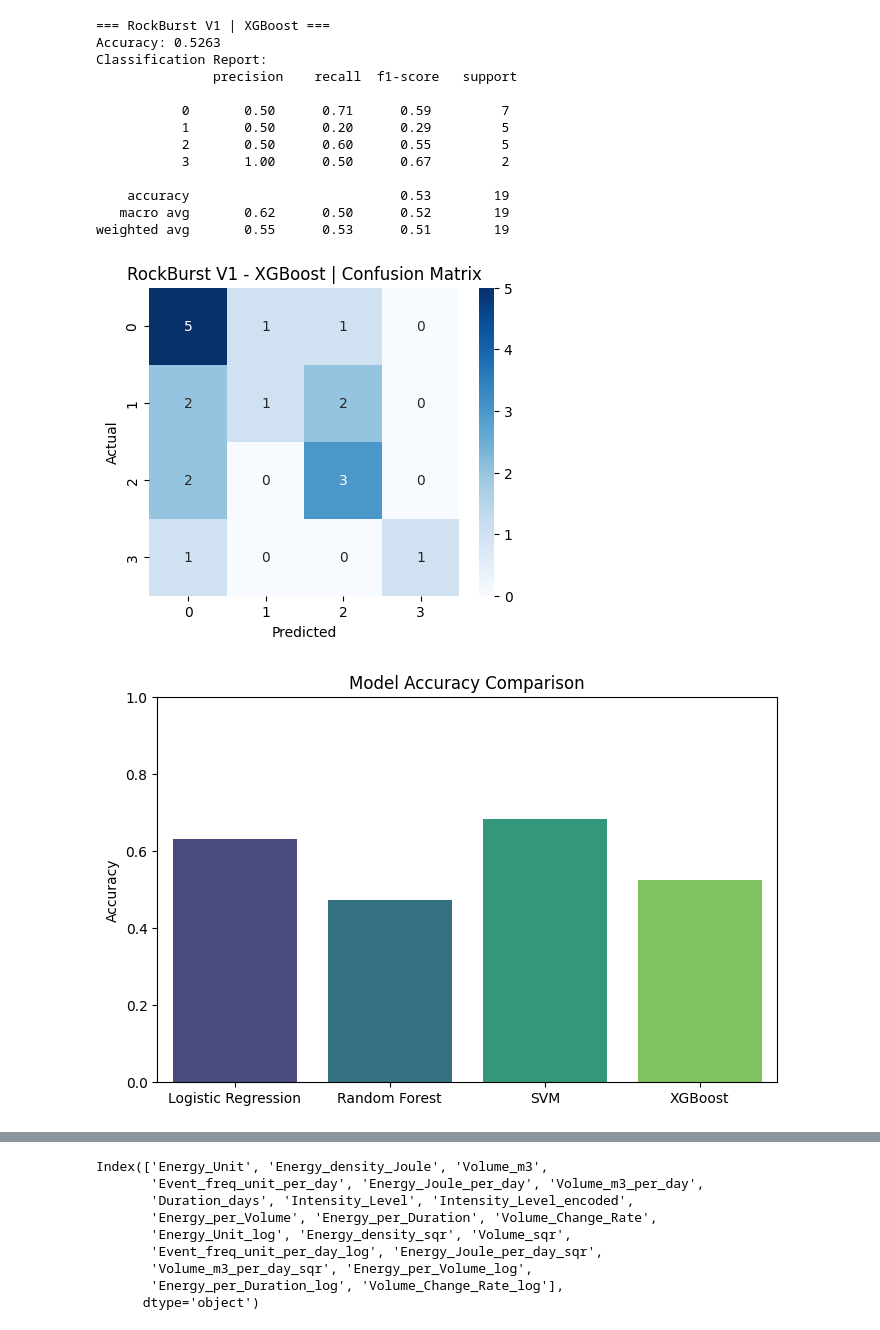
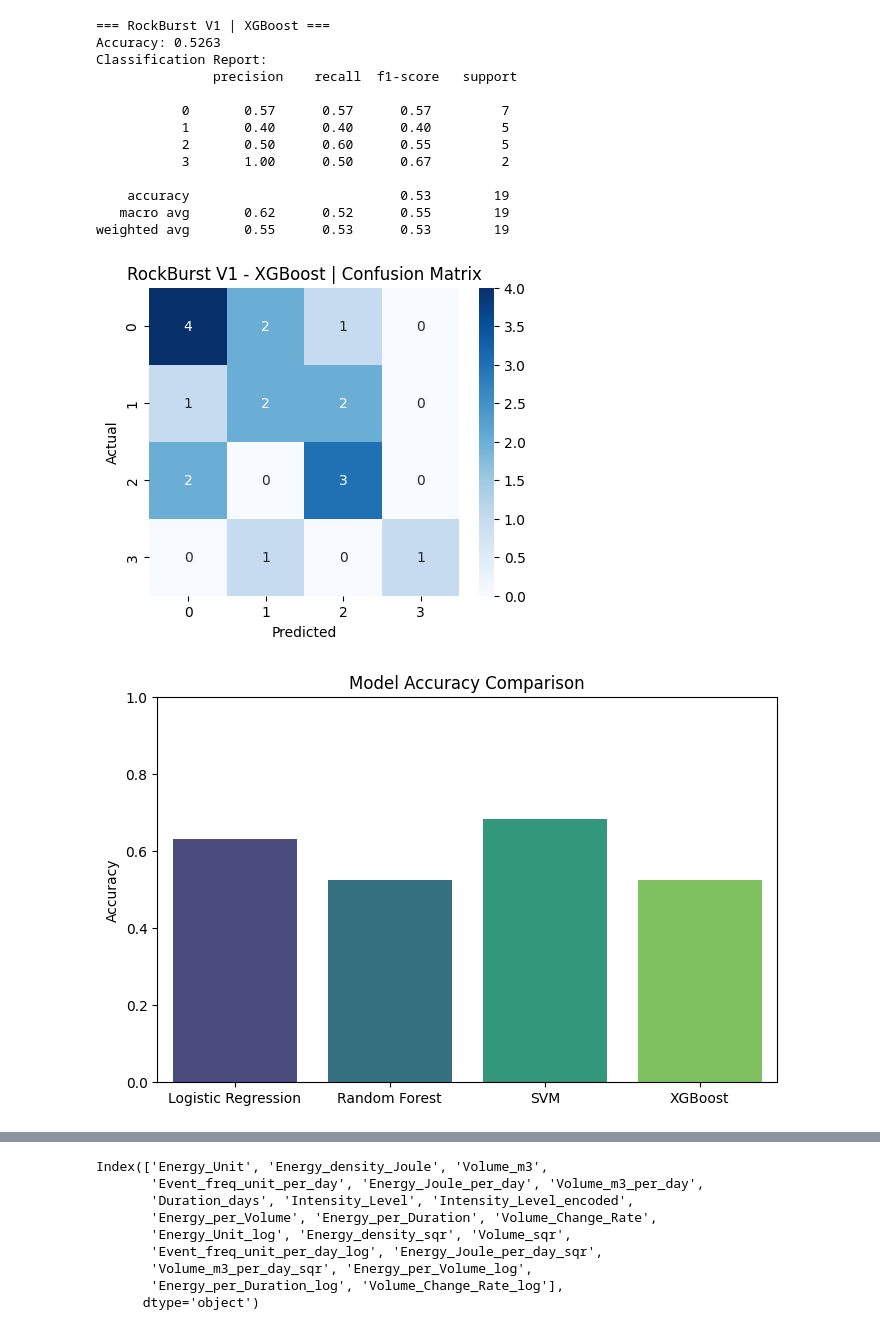
Before and after one commit to aliirshad3098/RockBurst_Prediction_In_Tunnel, a Jupyter notebook: Training_ml_models.ipynb, the cells around one changed output, grey strips where cells are left out. Cells and saved outputs as stored; diff of their text form; code cells hidden in the pictures.

Commit message:
Updated Trained ML models on all three Versions of Dataset

```diff
--- a/Training_ml_models.ipynb
+++ b/Training_ml_models.ipynb
@@ -91,9 +92,13 @@ def train_models(df, dataset_name,features):
         X, y, test_size=0.2, random_state=42, stratify=y
     )
 
+    scaler=StandardScaler()
+    X_train_scaled=scaler.fit_transform(X_train)
+    X_test_scaled=scaler.fit_transform(X_test)
+
     # 2. Models
     models = {
-        "Logistic Regression": LogisticRegression(max_iter=1000),
+        "Logistic Regression": LogisticRegression(max_iter=5000),
         "Random Forest": RandomForestClassifier(n_estimators=200, random_state=42),
         "SVM": SVC(kernel='rbf', probability=True, random_state=42),
         "XGBoost": XGBClassifier(eval_metric='mlogloss', random_state=42)
@@ -103,8 +108,8 @@ def train_models(df, dataset_name,features):
 
     # 3. Training & Evaluation
     for name, model in models.items():
-        model.fit(X_train, y_train)
-        preds = model.predict(X_test)
+        model.fit(X_train_scaled, y_train)
+        preds = model.predict(X_test_scaled)
         acc = accuracy_score(y_test, preds)
         results[name] = acc
 
@@ -137,9 +142,9 @@ def train_models(df, dataset_name,features):
         "Accuracy": performance
     })
 
-    return models_df,models
+    return models_df,models,scaler
 # %%
-results_df_V1,models=train_models(df_V1,"RockBurst V1",features_V1)
+results_df_V1,models_V1,scaler_V1=train_models(df_V1,"RockBurst V1",features_V1)
 # %% [output]
 === RockBurst V1 | Logistic Regression ===
 Accuracy: 0.6316
@@ -186,18 +191,18 @@ weighted avg       0.78      0.68      0.64        19
 === RockBurst V1 | XGBoost ===
 Accuracy: 0.5263
 Classification Report:
                precision    recall  f1-score   support
 
-           0       0.50      0.71      0.59         7
-           1       0.50      0.20      0.29         5
+           0       0.57      0.57      0.57         7
+           1       0.40      0.40      0.40         5
            2       0.50      0.60      0.55         5
            3       1.00      0.50      0.67         2
 
     accuracy                           0.53        19
-   macro avg       0.62      0.50      0.52        19
-weighted avg       0.55      0.53      0.51        19
+   macro avg       0.62      0.52      0.55        19
+weighted avg       0.55      0.53      0.53        19
-[figure, old version]
+[figure, new version]
-[figure, old version]
+[figure, new version]
 # %%
 results_df_V1.sort_values(by="Accuracy",ascending=False)
 # %% [output]
```
Also changed, not shown: parts of 17 cells of this notebook.
